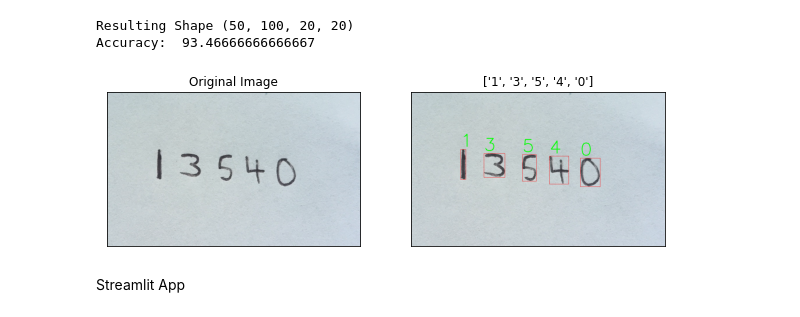
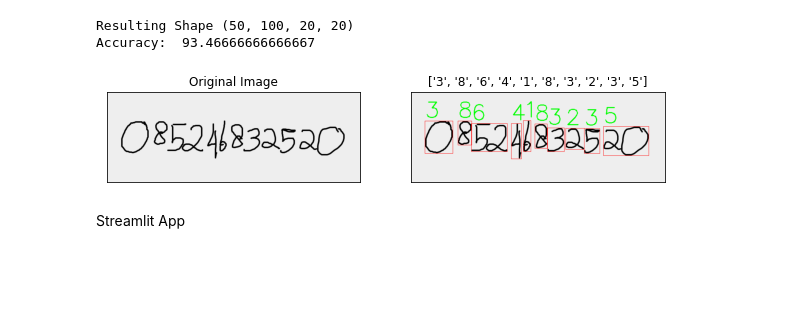
Before and after one commit to haikalzeo/DigitRecognition, a Jupyter notebook: digitrecognition.ipynb, the cells around one changed output. Cells and saved outputs as stored; diff of their text form; code cells hidden in the pictures; blank space fills up the shorter version.

```diff
--- a/digitrecognition.ipynb
+++ b/digitrecognition.ipynb
@@ -193,6 +194,6 @@ Accuracy:  40.0
 # %%
 # Loading the digits data
-data = cv2.imread('/tmp/DigitRecognition-main/dataset/digits.png')
+data = cv2.imread('./drive/MyDrive/DigitRecognition_Dataset/digits.png')
 gray = cv2.cvtColor(data, cv2.COLOR_BGR2GRAY)
 
 # Resizing each digit from 20x20 to 10x10
@@ -233,5 +234,5 @@ classifier_knn.save('/tmp/DigitRecognition-main/KNN_Trained_Model.pt')
 # %%
-classifier_knn_new = cv2.ml.KNearest.load('/tmp/DigitRecognition-main/KNN_Trained_Model.pt')
+classifier_knn_new = cv2.ml.KNearest.load('./drive/MyDrive/Colab Notebooks/DigitRecognition_KNN_Trained_Model.pt')
 # %%
 def recognize_digit(image):
   gray = cv2.cvtColor(image, cv2.COLOR_BGR2GRAY)
@@ -267,21 +268,21 @@ def recognize_digit(image):
 
   return image, display
 # %%
-original = cv2.imread('/tmp/DigitRecognition-main/dataset/test/text.jpg')
-resultImage, resultDigit = recognize_digit(cv2.imread('/tmp/DigitRecognition-main/dataset/test/text.jpg'))
+original = cv2.imread('./drive/MyDrive/DigitRecognition_Dataset/Test/Test1.png')
+resultImage, resultDigit = recognize_digit(cv2.imread('./drive/MyDrive/DigitRecognition_Dataset/Test/Test1.png'))
 plt.figure(figsize = (10, 8))
 plt.subplot(121)
 plt.imshow(original, cmap = 'gray')
 plt.title("Original Image")
 plt.xticks([]), plt.yticks([])
 
 plt.subplot(122)
 plt.imshow(resultImage, "gray")
 plt.title(resultDigit)
 plt.xticks([]), plt.yticks([])
 plt.show()
 # %% [output]
-[figure, old version]
+[figure, new version]
 # %% [markdown]
 Streamlit App
 # %%
```
Also changed, not shown: parts of 19 cells of this notebook.
